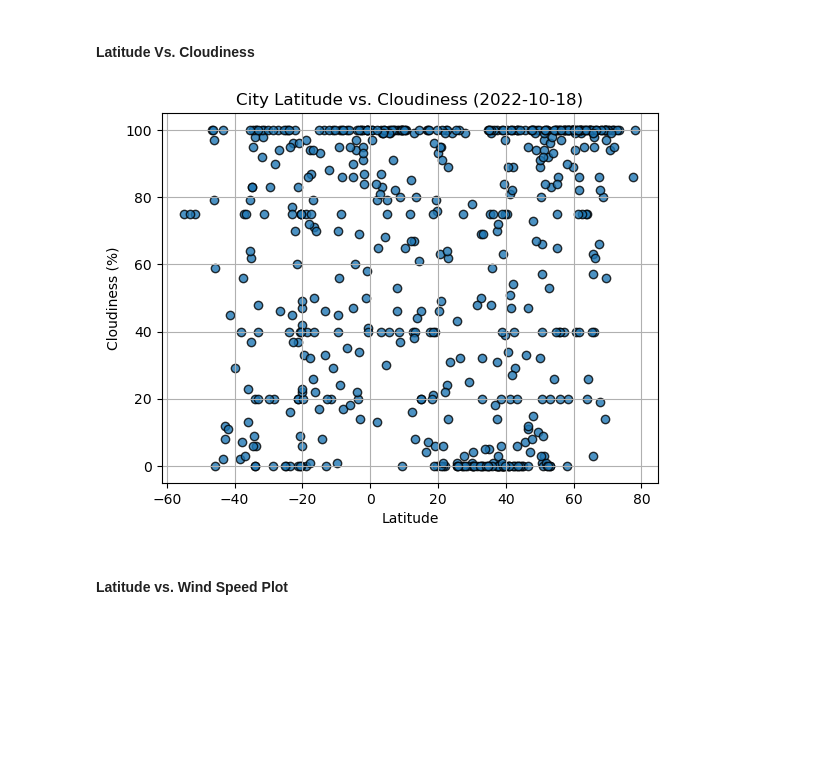
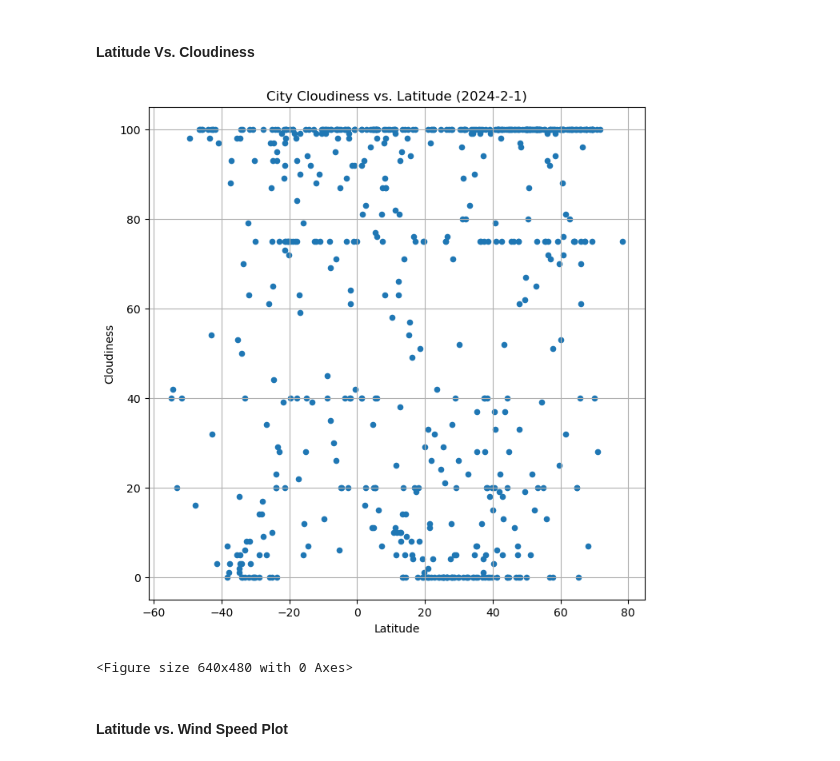
Before and after one commit to BlufferMK/python-api-challenge, a Jupyter notebook: WeatherPy.ipynb, the cells around one changed output. Cells and saved outputs as stored; diff of their text form; code cells hidden in the pictures; blank space fills up the shorter version.

```diff
--- a/WeatherPy.ipynb
+++ b/WeatherPy.ipynb
@@ -282,18 +264,17 @@ plt.show()
 #### Latitude Vs. Cloudiness
 # %%
 # Build the scatter plots for latitude vs. cloudiness
-# YOUR CODE HERE
-
+city_data_df.plot(kind="scatter", x="Lat", y="Cloudiness", grid=True, figsize=(8,8),
+              title="City Cloudiness vs. Latitude (2024-2-1)",xlabel = "Latitude", ylabel = "Cloudiness")
+plt.show()
 # Incorporate the other graph properties
 # YOUR CODE HERE
 
 # Save the figure
 plt.savefig("output_data/Fig3.png")
-
-# Show plot
-plt.show()
 # %% [output]
-[figure, old version]
+[figure, new version]
+<Figure size 640x480 with 0 Axes>
 # %% [markdown]
 #### Latitude vs. Wind Speed Plot
 # %%
```
Also changed, not shown: parts of 42 cells of this notebook, 5 other files.
